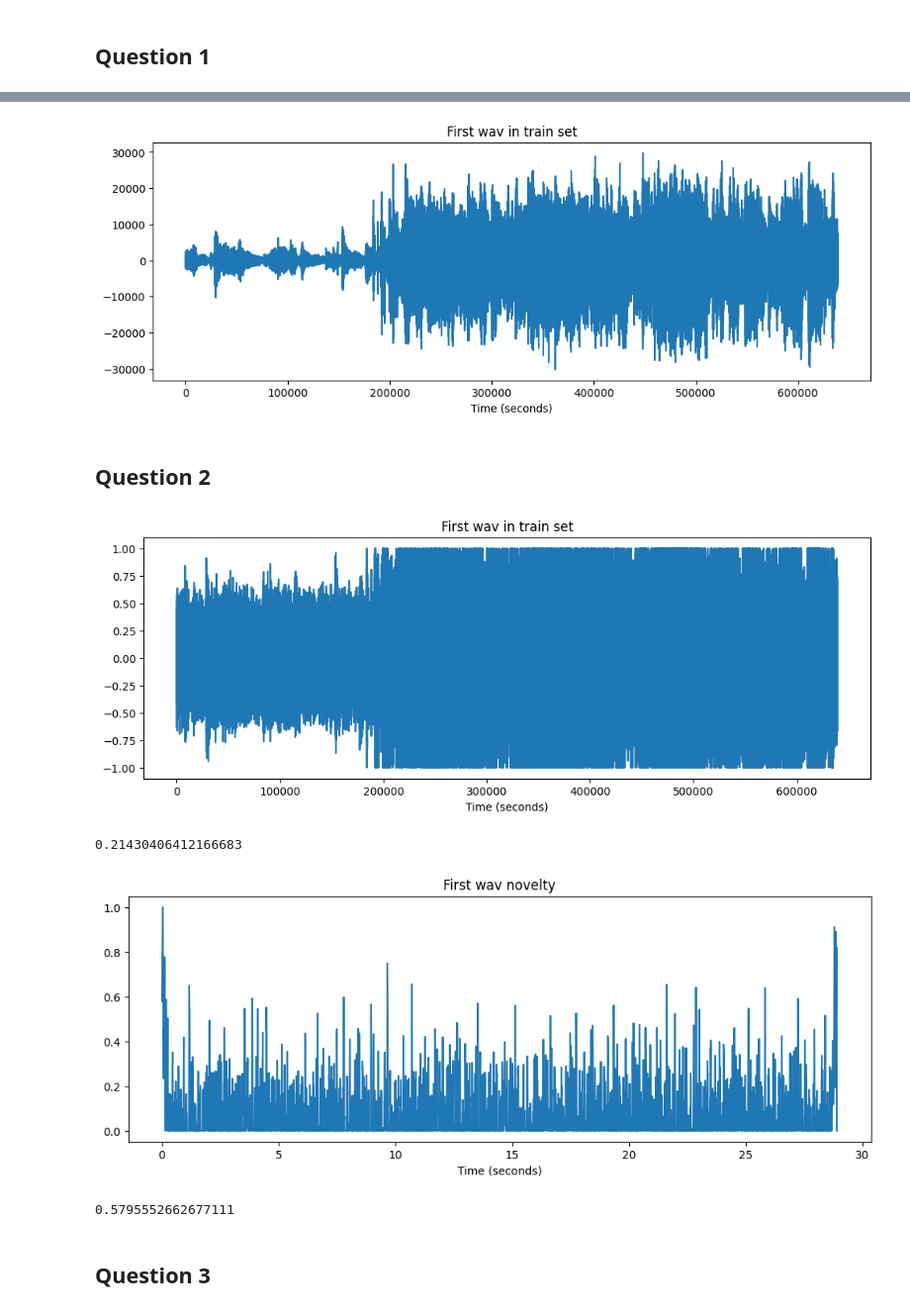
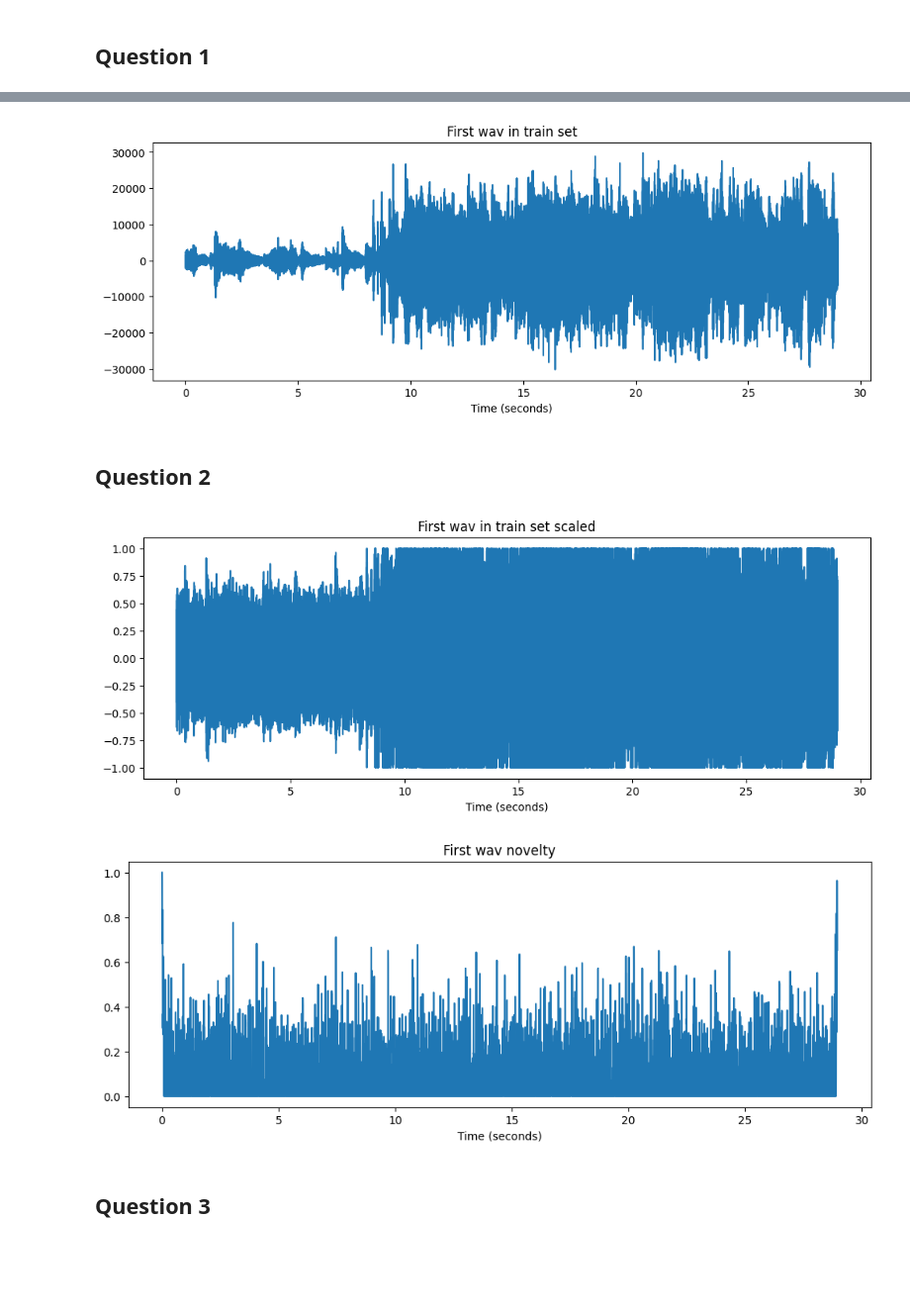
Before and after one commit to FranciscoMessina00/HomeworkCMRM2023, a Jupyter notebook: Homework_1.ipynb, the cells around one changed output, grey strips where cells are left out. Shown: that part at 99% size. Cells and saved outputs as stored; diff of their text form; code cells hidden in the pictures; blank space fills up the shorter version.

```diff
--- a/Homework_1.ipynb
+++ b/Homework_1.ipynb
@@ -57,7 +43,7 @@ Dataset(path='hub://activeloop/gtzan-genre', read_only=True, tensors=['audio', '
 # %%
 Fs = 22050
 n_samples = 29 * Fs # duration in samples
-
+n_wav = len(ds)
 # Define downsampling factors
 sub_train = 10
 sub_test = 52
@@ -66,29 +52,29 @@ sub_test = 52
 genre_names = ['pop', 'metal', 'classical', 'rock', 'blues', 'jazz', 'hiphop', 'reggae', 'disco', 'country']
 
 # Indexes
-i_train = np.arange(0, len(ds),sub_train)
-i_test = np.arange(11, len(ds),sub_test)
+i_train = list(range(0, n_wav,sub_train))
+i_test = list(range(11, n_wav,sub_test))
 
 genre_train = []
 audio_train_list = []
 # Extract training set
-for i in tqdm(i_train, desc='Extracting training set'):
-  genre_train.append(ds.genre[int(i)].data()['text'])
-  audio_train_list.append(ds.audio[int(i)].numpy()[:n_samples])
+for i in tqdm(i_train, leave = False, desc='Extracting training set'):
+  genre_train.append(ds.genre[i].data()['text'])
+  audio_train_list.append(ds.audio[i].numpy()[:n_samples])
 
 audio_train = np.squeeze(np.array(audio_train_list))
-print(np.shape(genre_train))
-print(np.shape(audio_train))
+print("Shape of genre_train: ", np.shape(genre_train))
+print("Shape of audio_train: ", np.shape(audio_train))
 
 # Extract test set
 genre_test = []
 audio_test_list = []
 # Extract training set
-for i in tqdm(i_test, desc='Extracting testing set'):
-  genre_test.append(ds.genre[int(i)].data()['text'])
-  audio_test_list.append(ds.audio[int(i)].numpy()[:n_samples])
+for i in tqdm(i_test, leave = False, desc='Extracting testing set'):
+  genre_test.append(ds.genre[i].data()['text'])
+  audio_test_list.append(ds.audio[i].numpy()[:n_samples])
 
 audio_test = np.squeeze(np.array(audio_test_list))
-print(np.shape(genre_test))
-print(np.shape(audio_test))
+print("Shape of genre_test: ", np.shape(genre_test))
+print("Shape of audio_test: ", np.shape(audio_test))
 # %% [output]
@@ -99,11 +85,12 @@ print(np.shape(audio_test))
 # %%
 # Plot the first wav in the train set
+x_axis = np.arange(0, n_samples) / Fs
 plt.figure(figsize=(12, 4))
 plt.title('First wav in train set')
 plt.xlabel('Time (seconds)')
-plt.plot(audio_train[0])
+plt.plot(x_axis, audio_train[0])
 plt.show()
 # %% [output]
-[figure, old version]
+[figure, new version]
 # %% [markdown]
 ## Question 2
@@ -133,13 +104,13 @@ audio_test = scaler2.fit_transform(audio_test)
 # %%
 # Plot the first wav in the train set after preprocessing
+x_axis = np.arange(0, n_samples) / Fs
 plt.figure(figsize=(12, 4))
-plt.title('First wav in train set')
+plt.title('First wav in train set scaled')
 plt.xlabel('Time (seconds)')
-plt.plot(audio_train[0])
+plt.plot(x_axis, audio_train[0])
 plt.show()
 # %% [output]
-[figure, old version]
+[figure, new version]
-0.21430406412166683
 # %%
 # Compute local average
 def compute_local_average(x, M):
@@ -197,27 +168,27 @@ def compute_phase_novelty(x, Fs=1, N=1024, H=64, M=40, norm=True, plot=False):
 
     # Compute the STFT
     #X = librosa.stft(x, n_fft=N, hop_length=H, win_length=N, window='hann')
-    X = stft_basic(x, w= np.hanning(N), H=H)
+    X = stft_basic(x, w=np.hanning(N), H=H)
+
     # Compute the novelty rate
     Fs_nov = Fs/H
 
     # Extract the phase and use principal_argument
     phase = np.angle(X)/(2*np.pi)
+
     # first derivative
     phase_d_1 = principal_argument(np.diff(phase, axis=1))
     # second derivative
     phase_d_2 = principal_argument(np.diff(phase_d_1, axis=1))
+
     # Accumulation over frequency axis
-
     nov = np.sum(np.abs(phase_d_2), axis=0)
-    nov = np.concatenate((nov, np.array([0, 0])))
     # Local average subtraction and half-wave rectification
     if M > 0:
       local_average = compute_local_average(nov, M)
       nov = nov - local_average
+      nov[nov < 0] = 0
 
-    nov[nov < 0] = 0
-    nov = np.concatenate((nov, np.array([0, 0])))
     # Normalization
     if norm:
       max_value = np.max(nov)
@@ -252,12 +223,10 @@ def stft_basic(x, w, H=8):
     return X
 # %%
 # Test the novelty function on the first wav in the train set
-# The hop size cna change the sensitivity on phase changes
-nov, Fs_nov = compute_phase_novelty(audio_train[0], Fs=22050, N=2048, H=128, M=40, norm=True, plot=True)
-print(nov[0])
+# The hop size can change the sensitivity on phase changes
+nov, Fs_nov = compute_phase_novelty(audio_train[0], Fs=22050, plot=True)
 # %% [output]
-[figure, old version]
+[figure, new version]
-0.5795552662677111
 # %% [markdown]
 ## Question 3
 # %%
```
Also changed, not shown: parts of 13 cells of this notebook.
